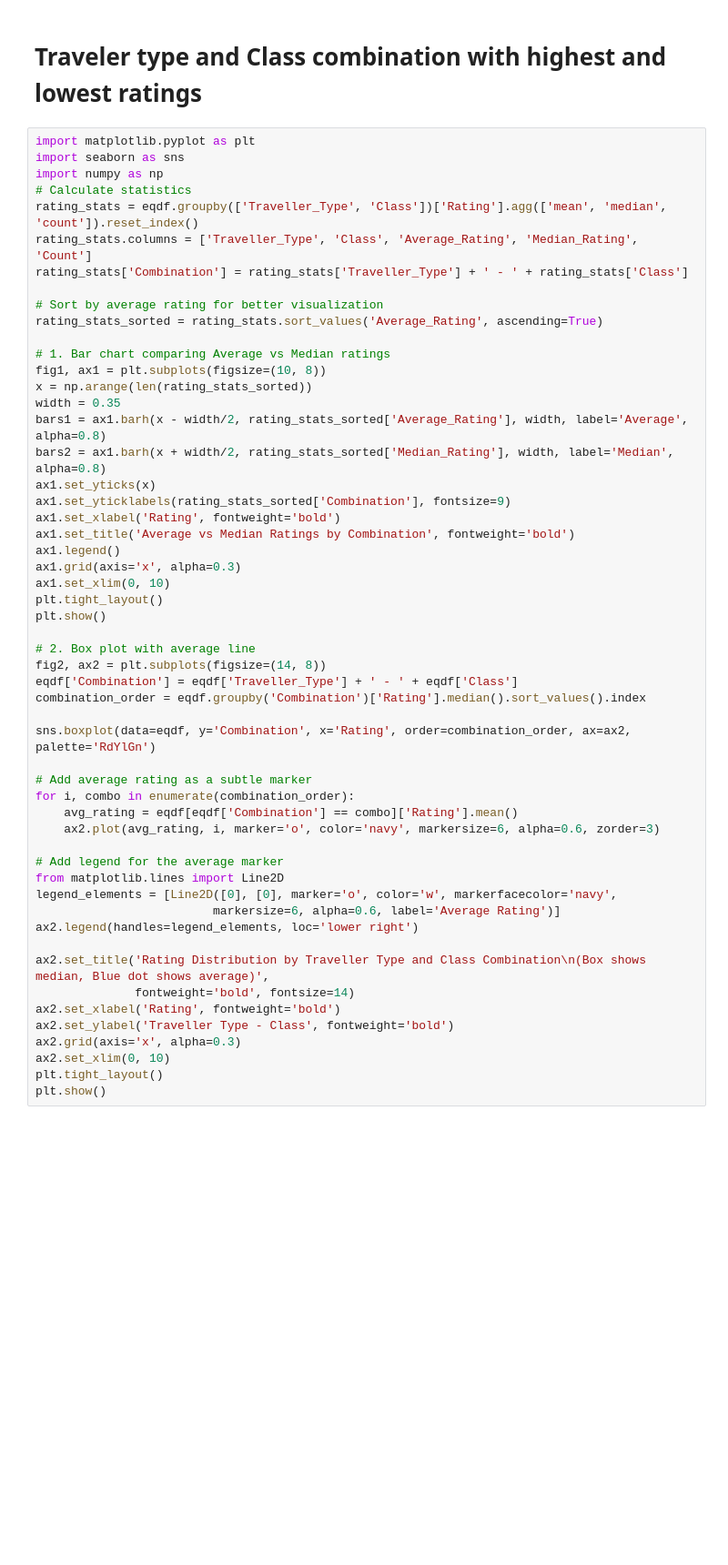
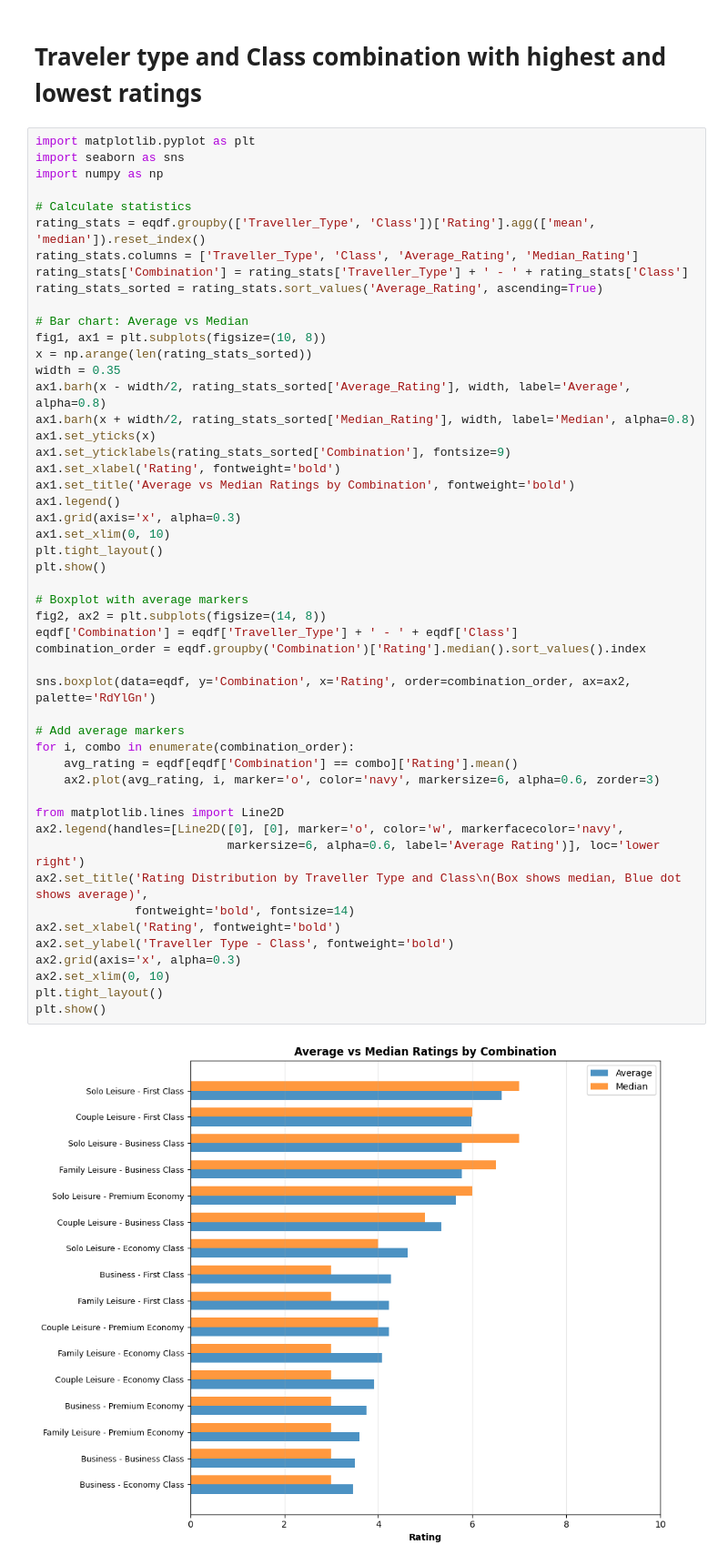
Before and after one commit to seiftarek158/ACL2, a Jupyter notebook: Ibra/starter.ipynb, the cells around one changed output. Shown: that part at 91% size. Drawn from its saved outputs; the diff is of its cells as text; blank space fills up the shorter version.

```diff
--- a/Ibra/starter.ipynb
+++ b/Ibra/starter.ipynb
@@ -783,53 +734,51 @@ for hour in range(24):
 import matplotlib.pyplot as plt
 import seaborn as sns
 import numpy as np
+
 # Calculate statistics
-rating_stats = eqdf.groupby(['Traveller_Type', 'Class'])['Rating'].agg(['mean', 'median', 'count']).reset_index()
-rating_stats.columns = ['Traveller_Type', 'Class', 'Average_Rating', 'Median_Rating', 'Count']
+rating_stats = eqdf.groupby(['Traveller_Type', 'Class'])['Rating'].agg(['mean', 'median']).reset_index()
+rating_stats.columns = ['Traveller_Type', 'Class', 'Average_Rating', 'Median_Rating']
 rating_stats['Combination'] = rating_stats['Traveller_Type'] + ' - ' + rating_stats['Class']
-
-# Sort by average rating for better visualization
 rating_stats_sorted = rating_stats.sort_values('Average_Rating', ascending=True)
 
-# 1. Bar chart comparing Average vs Median ratings
+# Bar chart: Average vs Median
 fig1, ax1 = plt.subplots(figsize=(10, 8))
 x = np.arange(len(rating_stats_sorted))
 width = 0.35
-bars1 = ax1.barh(x - width/2, rating_stats_sorted['Average_Rating'], width, label='Average', alpha=0.8)
-bars2 = ax1.barh(x + width/2, rating_stats_sorted['Median_Rating'], width, label='Median', alpha=0.8)
+ax1.barh(x - width/2, rating_stats_sorted['Average_Rating'], width, label='Average', alpha=0.8)
+ax1.barh(x + width/2, rating_stats_sorted['Median_Rating'], width, label='Median', alpha=0.8)
 ax1.set_yticks(x)
 ax1.set_yticklabels(rating_stats_sorted['Combination'], fontsize=9)
 ax1.set_xlabel('Rating', fontweight='bold')
 ax1.set_title('Average vs Median Ratings by Combination', fontweight='bold')
 ax1.legend()
 ax1.grid(axis='x', alpha=0.3)
 ax1.set_xlim(0, 10)
 plt.tight_layout()
 plt.show()
 
-# 2. Box plot with average line
+# Boxplot with average markers
 fig2, ax2 = plt.subplots(figsize=(14, 8))
 eqdf['Combination'] = eqdf['Traveller_Type'] + ' - ' + eqdf['Class']
 combination_order = eqdf.groupby('Combination')['Rating'].median().sort_values().index
 
 sns.boxplot(data=eqdf, y='Combination', x='Rating', order=combination_order, ax=ax2, palette='RdYlGn')
 
-# Add average rating as a subtle marker
+# Add average markers
 for i, combo in enumerate(combination_order):
     avg_rating = eqdf[eqdf['Combination'] == combo]['Rating'].mean()
     ax2.plot(avg_rating, i, marker='o', color='navy', markersize=6, alpha=0.6, zorder=3)
 
-# Add legend for the average marker
 from matplotlib.lines import Line2D
-legend_elements = [Line2D([0], [0], marker='o', color='w', markerfacecolor='navy',
-                         markersize=6, alpha=0.6, label='Average Rating')]
-ax2.legend(handles=legend_elements, loc='lower right')
-
-ax2.set_title('Rating Distribution by Traveller Type and Class Combination\n(Box shows median, Blue dot shows average)',
+ax2.legend(handles=[Line2D([0], [0], marker='o', color='w', markerfacecolor='navy',
+                           markersize=6, alpha=0.6, label='Average Rating')], loc='lower right')
+ax2.set_title('Rating Distribution by Traveller Type and Class\n(Box shows median, Blue dot shows average)',
               fontweight='bold', fontsize=14)
 ax2.set_xlabel('Rating', fontweight='bold')
 ax2.set_ylabel('Traveller Type - Class', fontweight='bold')
 ax2.grid(axis='x', alpha=0.3)
 ax2.set_xlim(0, 10)
 plt.tight_layout()
 plt.show()
+# %% [output]
+[figure, added]
```
Also changed, not shown: parts of 11 cells of this notebook.
